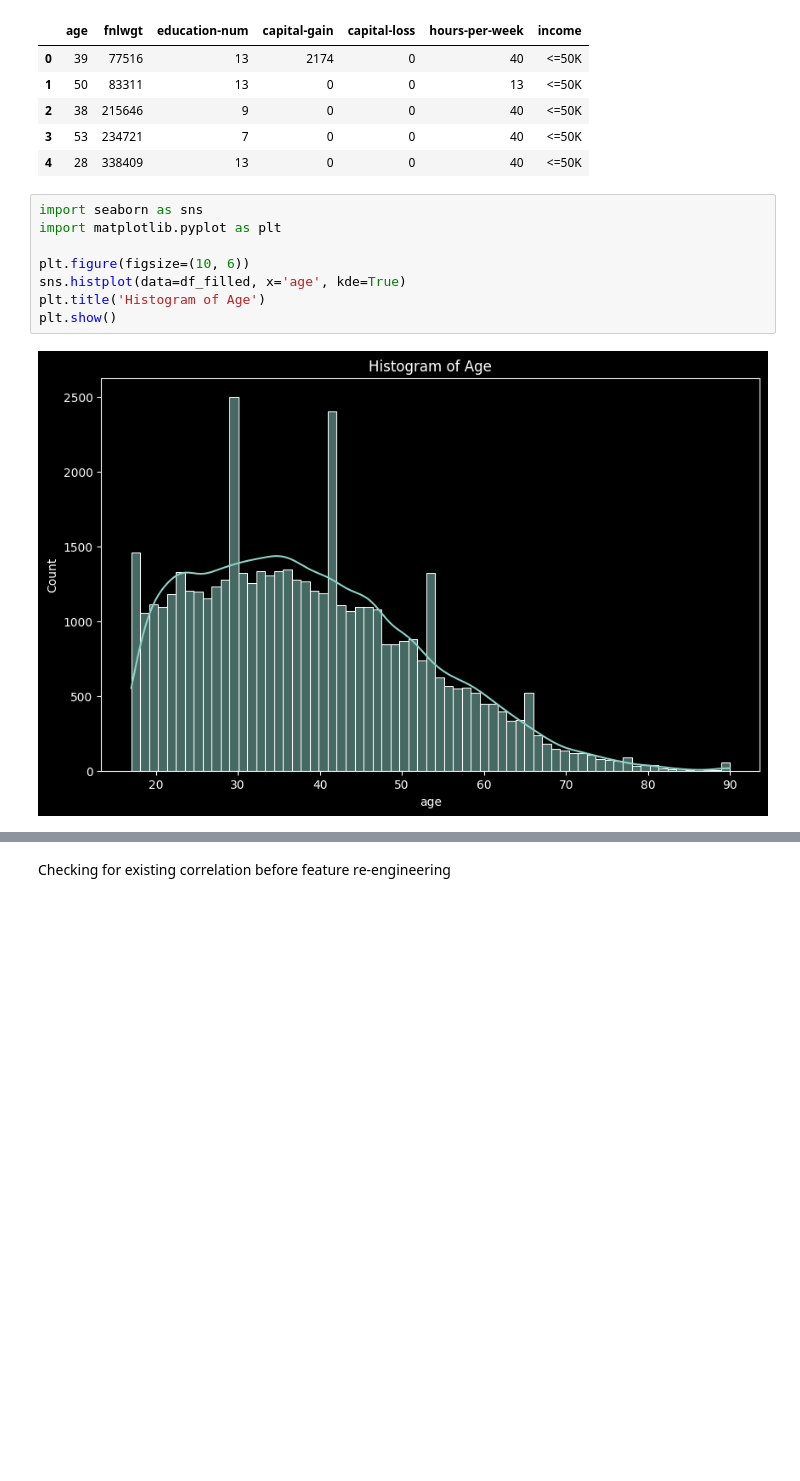
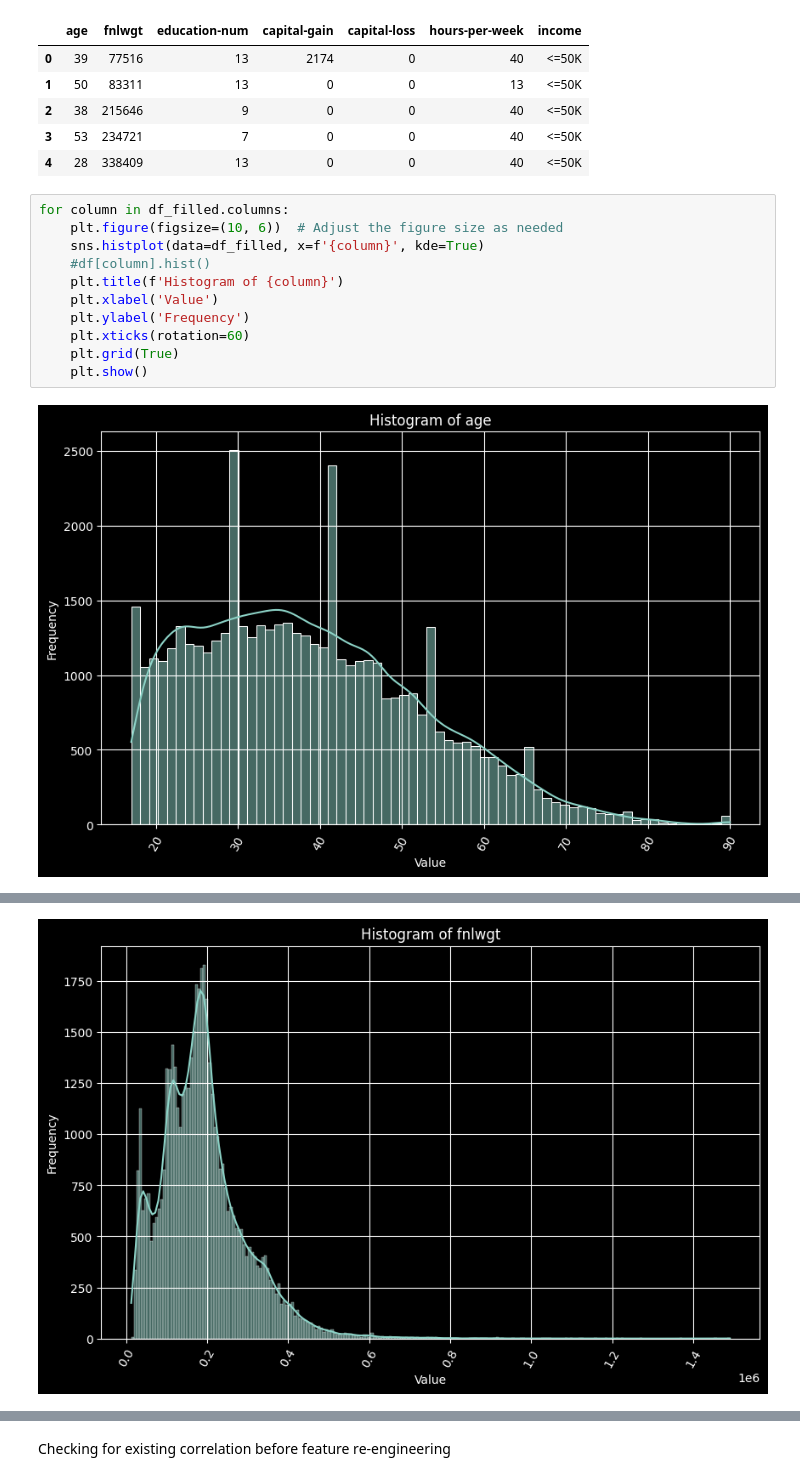
Before and after one commit to Starlight0901/Adult-Census-Income-Prediction, a Jupyter notebook: ML_CW.ipynb, the cells around one changed output, grey strips where cells are left out. Drawn from its saved outputs; the diff is of its cells as text; blank space fills up the shorter version.

```diff
--- a/ML_CW.ipynb
+++ b/ML_CW.ipynb
@@ -256,12 +261,15 @@ numerical_data_df.head()
 | 3 | 53 | 234721 | 7 | 0 | 0 | 40 | <=50K |
 | 4 | 28 | 338409 | 13 | 0 | 0 | 40 | <=50K |
 # %%
-import seaborn as sns
-import matplotlib.pyplot as plt
-
-plt.figure(figsize=(10, 6))
-sns.histplot(data=df_filled, x='age', kde=True)
-plt.title('Histogram of Age')
-plt.show()
+for column in df_filled.columns:
+    plt.figure(figsize=(10, 6))  # Adjust the figure size as needed
+    sns.histplot(data=df_filled, x=f'{column}', kde=True)
+    #df[column].hist()
+    plt.title(f'Histogram of {column}')
+    plt.xlabel('Value')
+    plt.ylabel('Frequency')
+    plt.xticks(rotation=60)
+    plt.grid(True)
+    plt.show()
 # %% [output]
-[figure, old version]
+[figure, new version]
@@ -267,0 +277 @@ plt.show()
+[figure, added]
```
Also changed, not shown: parts of 44 cells of this notebook.
